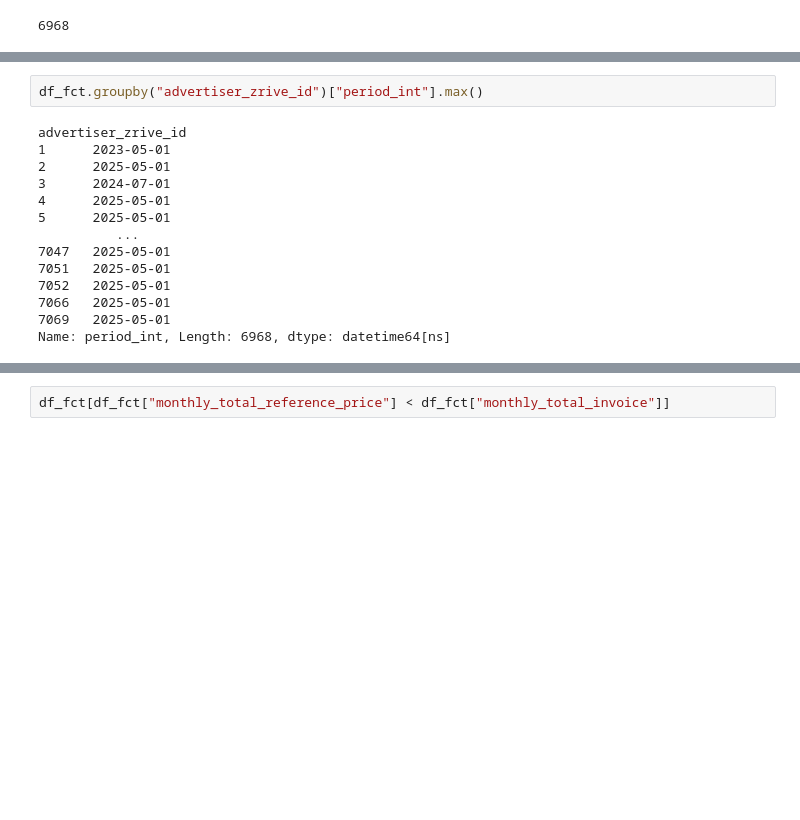
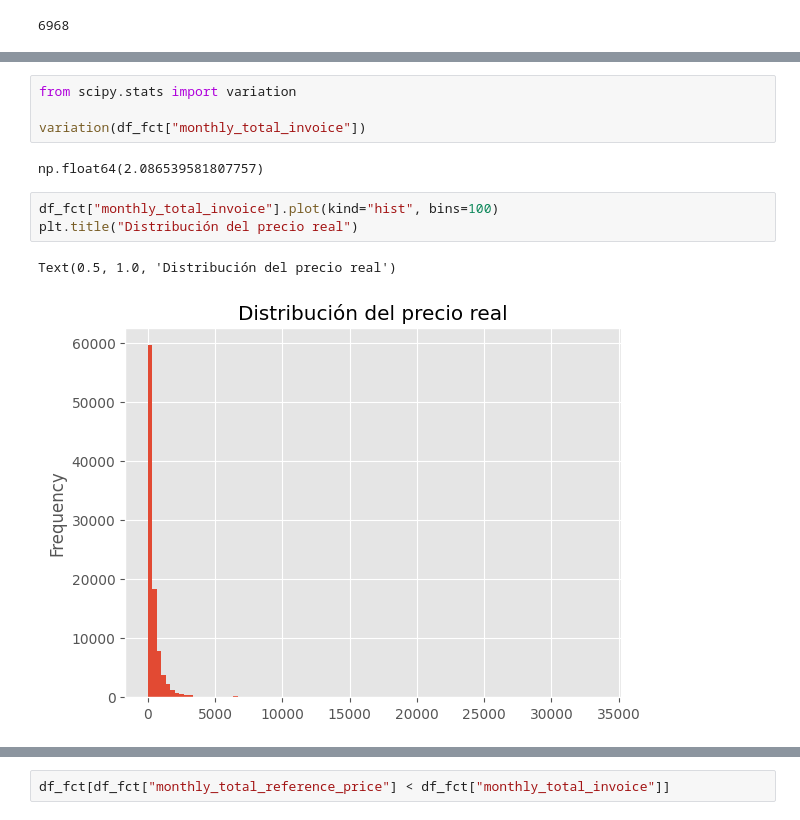
Before and after one commit to Komorebi-Team/KOMOREBI-PROJECT, a Jupyter notebook: notebooks/EDA_jtc.ipynb, the cells around one changed output, grey strips where cells are left out. Saved outputs shown, nothing was run; the diff lists cells and outputs as text; blank space fills up the shorter version.

```diff
--- a/notebooks/EDA_jtc.ipynb
+++ b/notebooks/EDA_jtc.ipynb
@@ -1661,16 +1745,12 @@ df_fct["advertiser_zrive_id"].nunique()
+# %%
+from scipy.stats import variation
+
+variation(df_fct["monthly_total_invoice"])
+# %% [output]
+np.float64(2.086539581807757)
 # %%
-df_fct.groupby("advertiser_zrive_id")["period_int"].max()
+df_fct["monthly_total_invoice"].plot(kind="hist", bins=100)
+plt.title("Distribución del precio real")
 # %% [output]
-advertiser_zrive_id
-1      2023-05-01
-2      2025-05-01
-3      2024-07-01
-4      2025-05-01
-5      2025-05-01
-          ...
-7047   2025-05-01
-7051   2025-05-01
-7052   2025-05-01
-7066   2025-05-01
-7069   2025-05-01
-Name: period_int, Length: 6968, dtype: datetime64[ns]
+Text(0.5, 1.0, 'Distribución del precio real')
+[figure, added]
```
Also changed, not shown: parts of 31 cells of this notebook.
